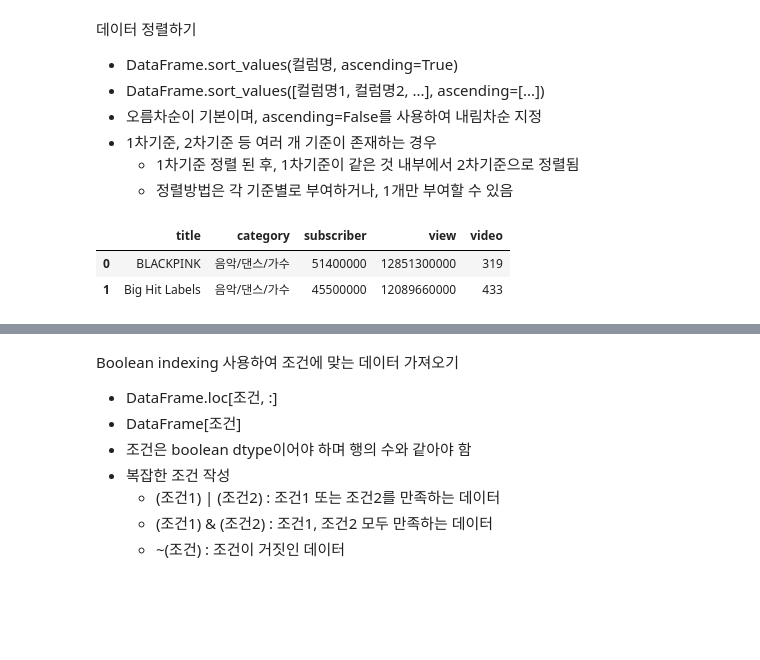
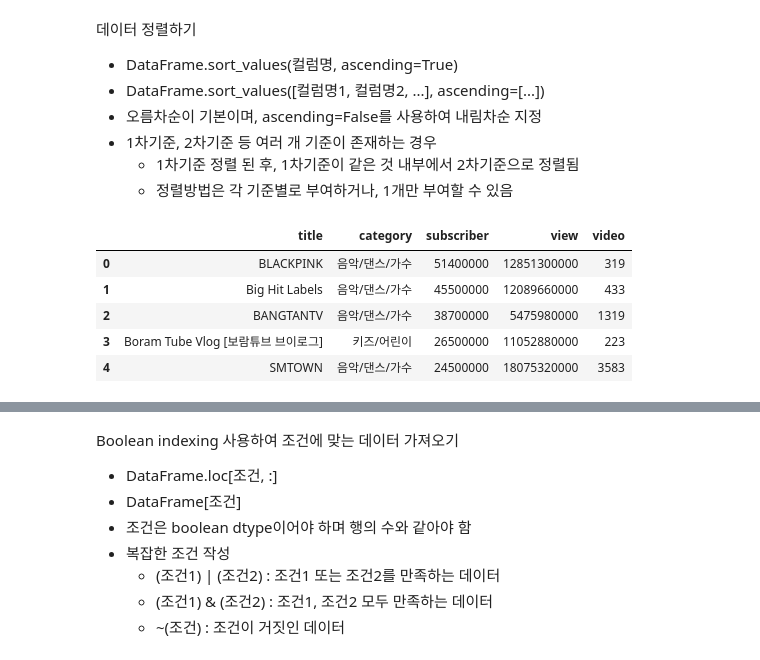
Before and after one commit to localtic/bigdata, a Jupyter notebook: [pandas_01]_youtube_LAB.ipynb, the cells around one changed output, grey strips where cells are left out. Saved outputs shown, nothing was run; the diff lists cells and outputs as text; code cells hidden in the pictures; blank space fills up the shorter version.

```diff
--- a/[pandas_01]_youtube_LAB.ipynb
+++ b/[pandas_01]_youtube_LAB.ipynb
@@ -658,19 +668,15 @@ Categories (7, object): ['월' < '화' < '수' < '목' < '금' < '토' < '일']
 - 1차기준, 2차기준 등 여러 개 기준이 존재하는 경우
      - 1차기준 정렬 된 후, 1차기준이 같은 것 내부에서 2차기준으로 정렬됨
      - 정렬방법은 각 기준별로 부여하거나, 1개만 부여할 수 있음
-# %%
-import pandas as pd
-df = pd.read_excel('data_01/youtube_rank.xlsx', engine='openpyxl')
-df['subscriber'] = df['subscriber'].replace('만', '0000', regex=True).astype('int64')
-df['view'] = df['view'].replace({'억':'', '만':'0000'}, regex=True).astype('int64')
-df['video'] = df['video'].replace(['개', '\,'], '', regex=True).astype('int32')
-df['category'] = df['category'].str[1:-1].astype('category')
-df.head(2)
-# %% [output]
-|  | title | category | subscriber | view | video |
-| 0 | BLACKPINK | 음악/댄스/가수 | 51400000 | 12851300000 | 319 |
-| 1 | Big Hit Labels | 음악/댄스/가수 | 45500000 | 12089660000 | 433 |
 # %%
 # [1-31] 'subscriber' 가 가장 많은 5개의 채널을 알아봅니다.
+df.sort_values('subscriber', ascending=False).head()
+# %% [output]
+|  | title | category | subscriber | view | video |
+| 0 | BLACKPINK | 음악/댄스/가수 | 51400000 | 12851300000 | 319 |
+| 1 | Big Hit Labels | 음악/댄스/가수 | 45500000 | 12089660000 | 433 |
+| 2 | BANGTANTV | 음악/댄스/가수 | 38700000 | 5475980000 | 1319 |
+| 3 | Boram Tube Vlog [보람튜브 브이로그] | 키즈/어린이 | 26500000 | 11052880000 | 223 |
+| 4 | SMTOWN | 음악/댄스/가수 | 24500000 | 18075320000 | 3583 |
 # %%
 # [1-32] 'view'가 가장 많은 5개 채널을 알아봅니다
```
Also changed, not shown: parts of 20 cells of this notebook.
